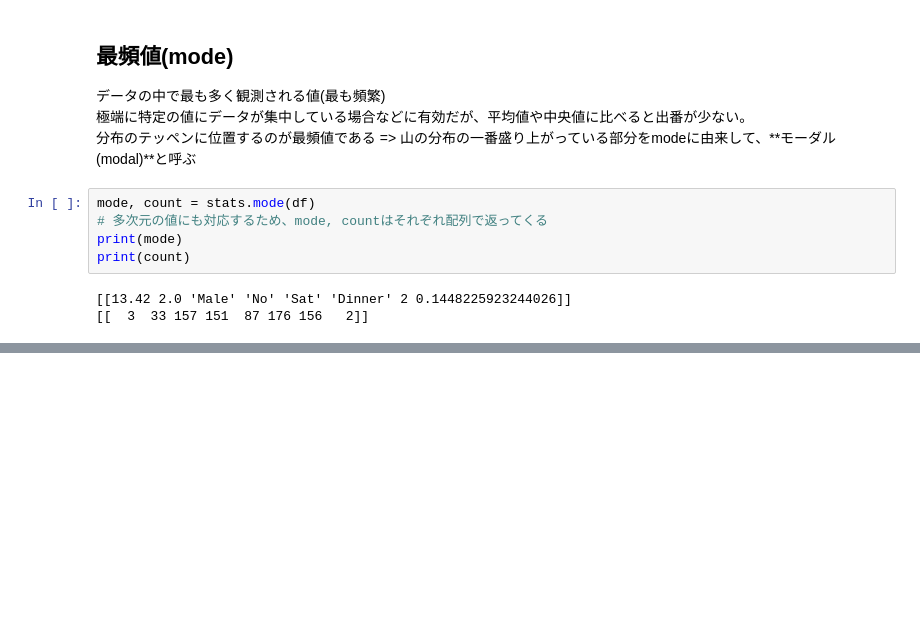
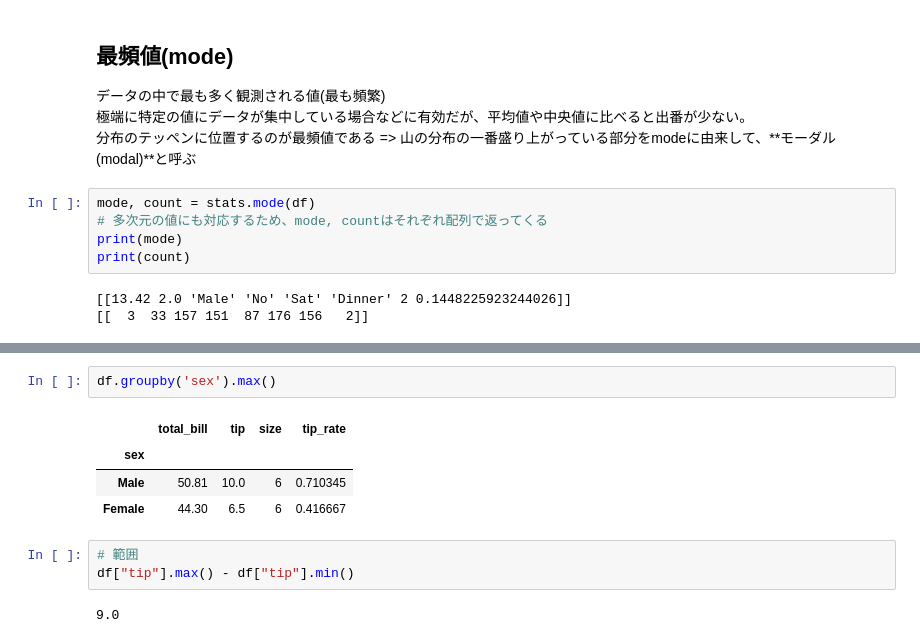
Before and after one commit to nyankiti/algorithm_job, a Jupyter notebook: statistics/work/statistics.ipynb, the cells around one changed output, grey strips where cells are left out. Saved outputs shown, nothing was run; the diff lists cells and outputs as text; blank space fills up the shorter version.

```diff
--- a/statistics/work/statistics.ipynb
+++ b/statistics/work/statistics.ipynb
@@ -126,0 +157,12 @@ print(count)
+# %%
+df.groupby('sex').max()
+# %% [output]
+|  | total_bill | tip | size | tip_rate |
+| sex |  |  |  |  |
+| Male | 50.81 | 10.0 | 6 | 0.710345 |
+| Female | 44.30 | 6.5 | 6 | 0.416667 |
+# %%
+# 範囲
+df["tip"].max() - df["tip"].min()
+# %% [output]
+9.0
```
Also changed, not shown: parts of 17 cells of this notebook, 3 other files.
